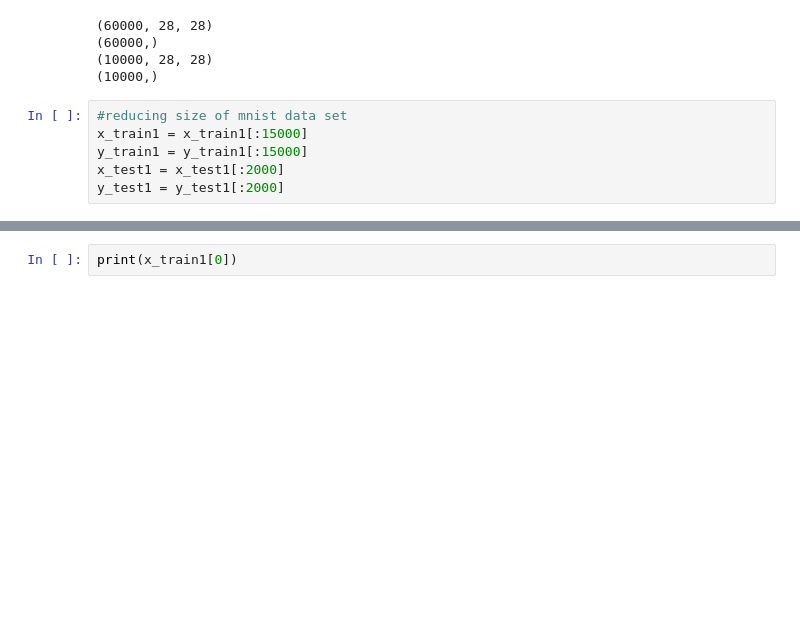
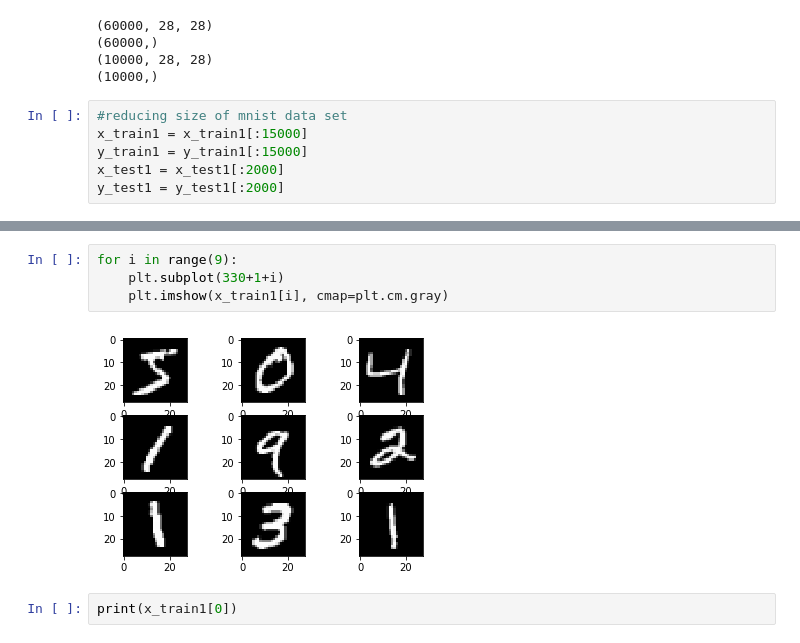
Before and after one commit to ashufarswan/Data-Science, a Jupyter notebook: Character Recognization using MNIST Data Set/mnist_digit.ipynb, the cells around one changed output, grey strips where cells are left out. Drawn from its saved outputs; the diff is of its cells as text; blank space fills up the shorter version.

```diff
--- a/Character Recognization using MNIST Data Set/mnist_digit.ipynb
+++ b/Character Recognization using MNIST Data Set/mnist_digit.ipynb
@@ -33,3 +37,9 @@ plt.imshow(x_train1[0], cmap=plt.cm.binary)
+# %%
+for i in range(9):
+    plt.subplot(330+1+i)
+    plt.imshow(x_train1[i], cmap=plt.cm.gray)
+# %% [output]
+[figure, added]
 # %%
 print(x_train1[0])
 # %% [output]
```
Also changed, not shown: parts of 10 cells of this notebook.
